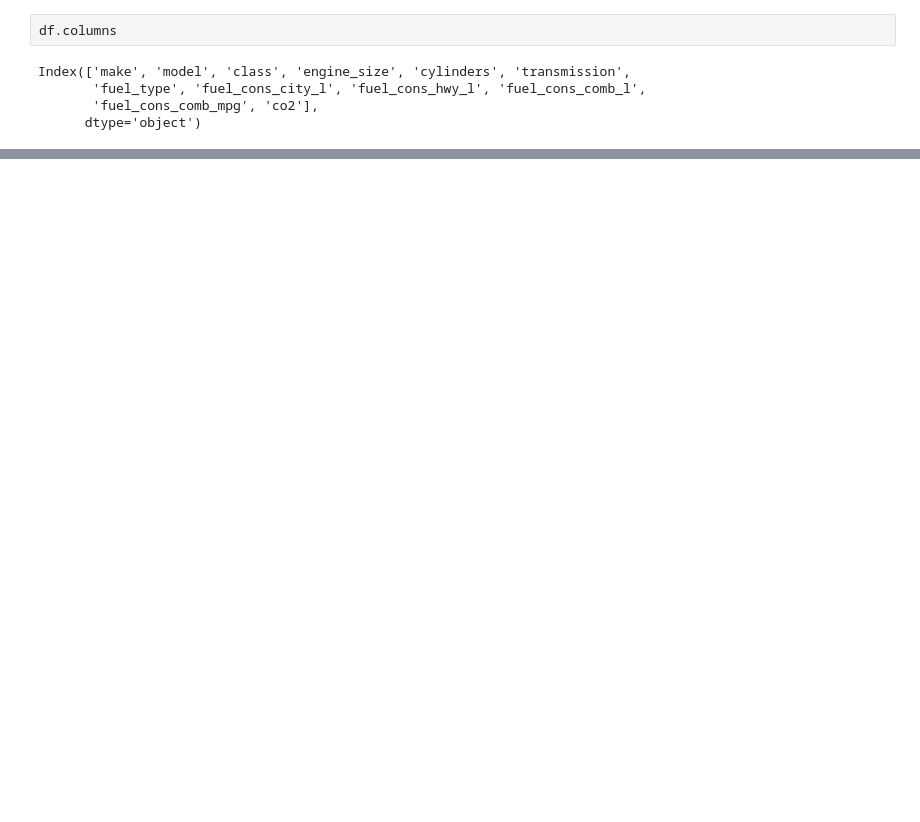
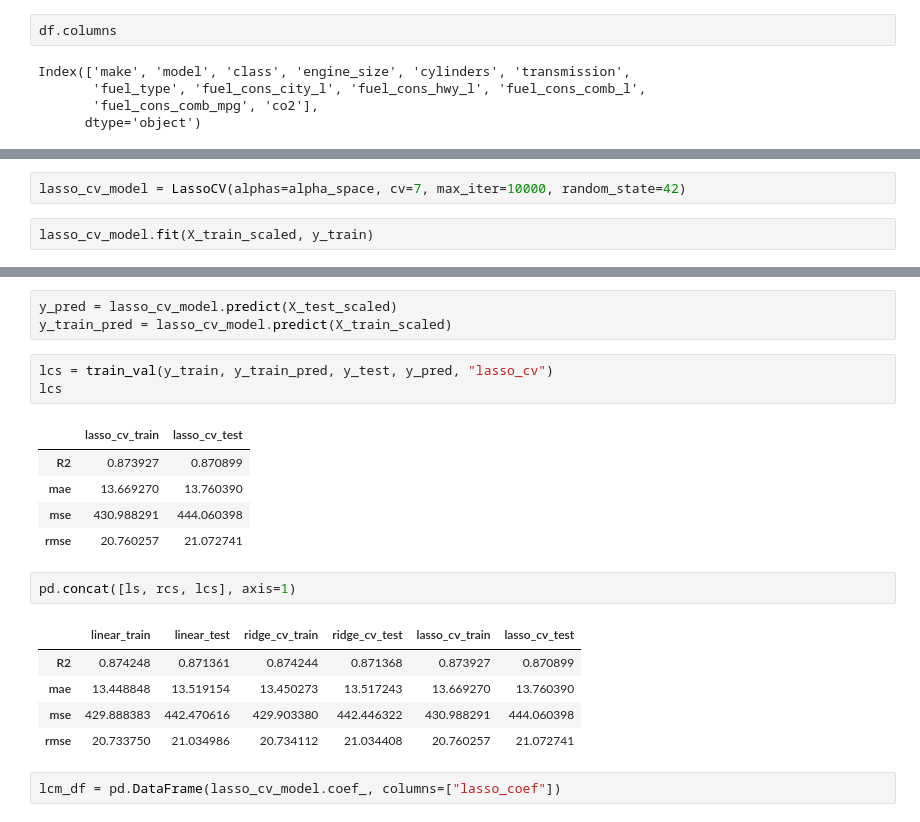
Before and after one commit to ssamiyavuzz/CO2-Emission-Project, a Jupyter notebook: CO2_Emission_Project.ipynb, the cells around one changed output, grey strips where cells are left out. Cells and saved outputs as stored; diff of their text form; blank space fills up the shorter version.

```diff
--- a/CO2_Emission_Project.ipynb
+++ b/CO2_Emission_Project.ipynb
@@ -527,0 +531,4 @@ pd.concat([lm_df, rcm_df], axis=1)
+# %%
+lasso_cv_model = LassoCV(alphas=alpha_space, cv=7, max_iter=10000, random_state=42)
+# %%
+lasso_cv_model.fit(X_train_scaled, y_train)
@@ -527,0 +579,22 @@ pd.concat([lm_df, rcm_df], axis=1)
+# %%
+y_pred = lasso_cv_model.predict(X_test_scaled)
+y_train_pred = lasso_cv_model.predict(X_train_scaled)
+# %%
+lcs = train_val(y_train, y_train_pred, y_test, y_pred, "lasso_cv")
+lcs
+# %% [output]
+|  | lasso_cv_train | lasso_cv_test |
+| R2 | 0.873927 | 0.870899 |
+| mae | 13.669270 | 13.760390 |
+| mse | 430.988291 | 444.060398 |
+| rmse | 20.760257 | 21.072741 |
+# %%
+pd.concat([ls, rcs, lcs], axis=1)
+# %% [output]
+|  | linear_train | linear_test | ridge_cv_train | ridge_cv_test | lasso_cv_train | lasso_cv_test |
+| R2 | 0.874248 | 0.871361 | 0.874244 | 0.871368 | 0.873927 | 0.870899 |
+| mae | 13.448848 | 13.519154 | 13.450273 | 13.517243 | 13.669270 | 13.760390 |
+| mse | 429.888383 | 442.470616 | 429.903380 | 442.446322 | 430.988291 | 444.060398 |
+| rmse | 20.733750 | 21.034986 | 20.734112 | 21.034408 | 20.760257 | 21.072741 |
+# %%
+lcm_df = pd.DataFrame(lasso_cv_model.coef_, columns=["lasso_coef"])
```
Also changed, not shown: parts of 66 cells of this notebook.
